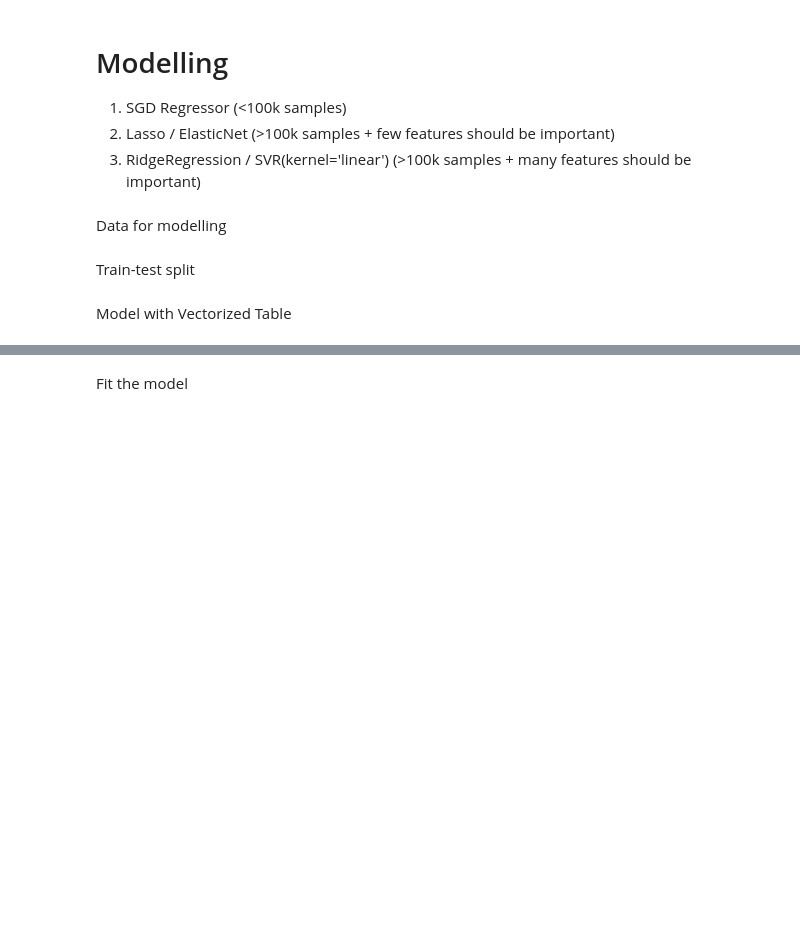
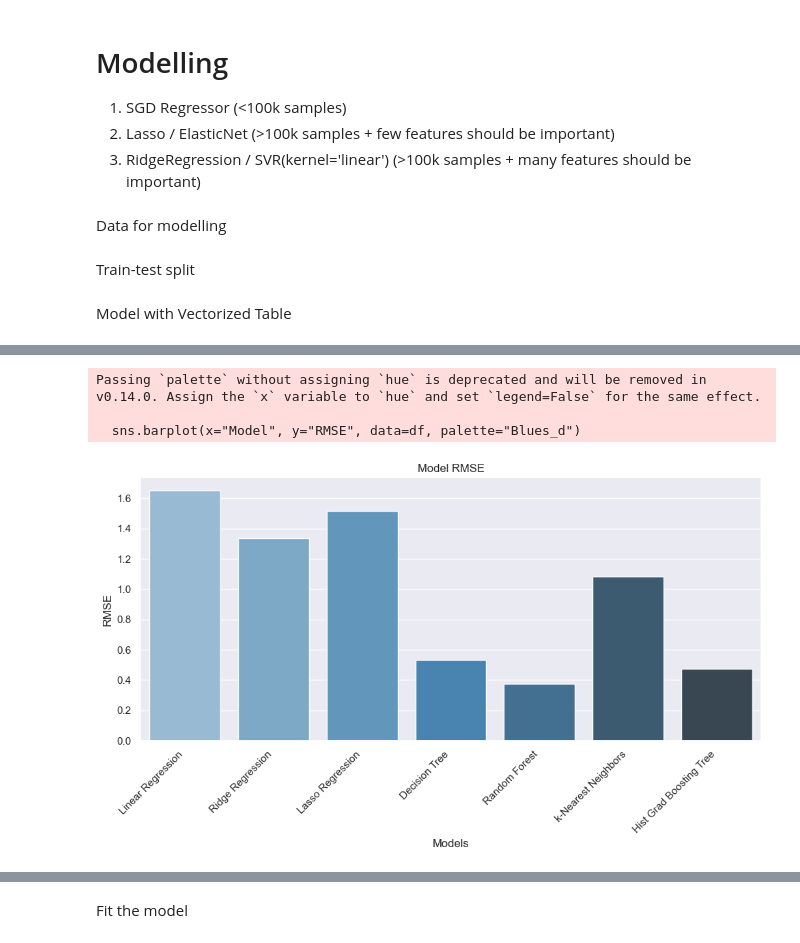
Before and after one commit to rafafvs/python_project, a Jupyter notebook: pre_processing.ipynb, the cells around one changed output, grey strips where cells are left out. Cells and saved outputs as stored; diff of their text form; code cells hidden in the pictures; blank space fills up the shorter version.

```diff
--- a/pre_processing.ipynb
+++ b/pre_processing.ipynb
@@ -37,3 +33,7 @@ from sklearn.metrics import root_mean_squared_error
+# %%
+%matplotlib inline
+sns.set_theme()  # Apply the default theme of seaborn
+plt.rcParams["figure.figsize"] = (10, 4)  # Set the figure size for all plots
 # %% [markdown]
 ## Import the data
 # %%
@@ -275,4 +253,15 @@ models = {
+# %%
+models = {
+    "Linear Regression": LinearRegression(),
+    "Ridge Regression": Ridge(),
+    "Lasso Regression": Lasso(),
+    "Decision Tree": DecisionTreeRegressor(),
+    "Random Forest": RandomForestRegressor(),
+    "k-Nearest Neighbors": KNeighborsRegressor(),
+    "Hist Grad Boosting Tree": HistGradientBoostingRegressor(),
+}
 # %%
+models_accuracy = {}
 for name, model in models.items():
     model_i = make_pipeline(TableVectorizer(), model)
     # Train the model
@@ -283,5 +272,6 @@ for name, model in models.items():
 
     # Evaluate the model
     accuracy = root_mean_squared_error(y_test, y_pred)
+    models_accuracy[name] = accuracy
     print(f"{name}: RMSE = {accuracy:.2f}")
 # %% [output]
@@ -293 +285,23 @@ Random Forest: RMSE = 0.37
+# %%
+# Convert dictionary to DataFrame
+df = pd.DataFrame(list(models_accuracy.items()), columns=["Model", "RMSE"])
+
+# Create the plot
+plt.figure(figsize=(10, 6))
+sns.barplot(x="Model", y="RMSE", data=df, palette="Blues_d")
+
+# Customize the plot
+plt.xticks(rotation=45, ha="right")  # Rotate model names for better readability
+plt.title("Model RMSE")
+plt.xlabel("Models")
+plt.ylabel("RMSE")
+plt.tight_layout()
+
+# Show the plot
+plt.show()
+# %% [output]
+Passing `palette` without assigning `hue` is deprecated and will be removed in v0.14.0. Assign the `x` variable to `hue` and set `legend=False` for the same effect.
+
+  sns.barplot(x="Model", y="RMSE", data=df, palette="Blues_d")
+[figure, added]
 # %%
```
Also changed, not shown: parts of 11 cells of this notebook, 2 other files.
